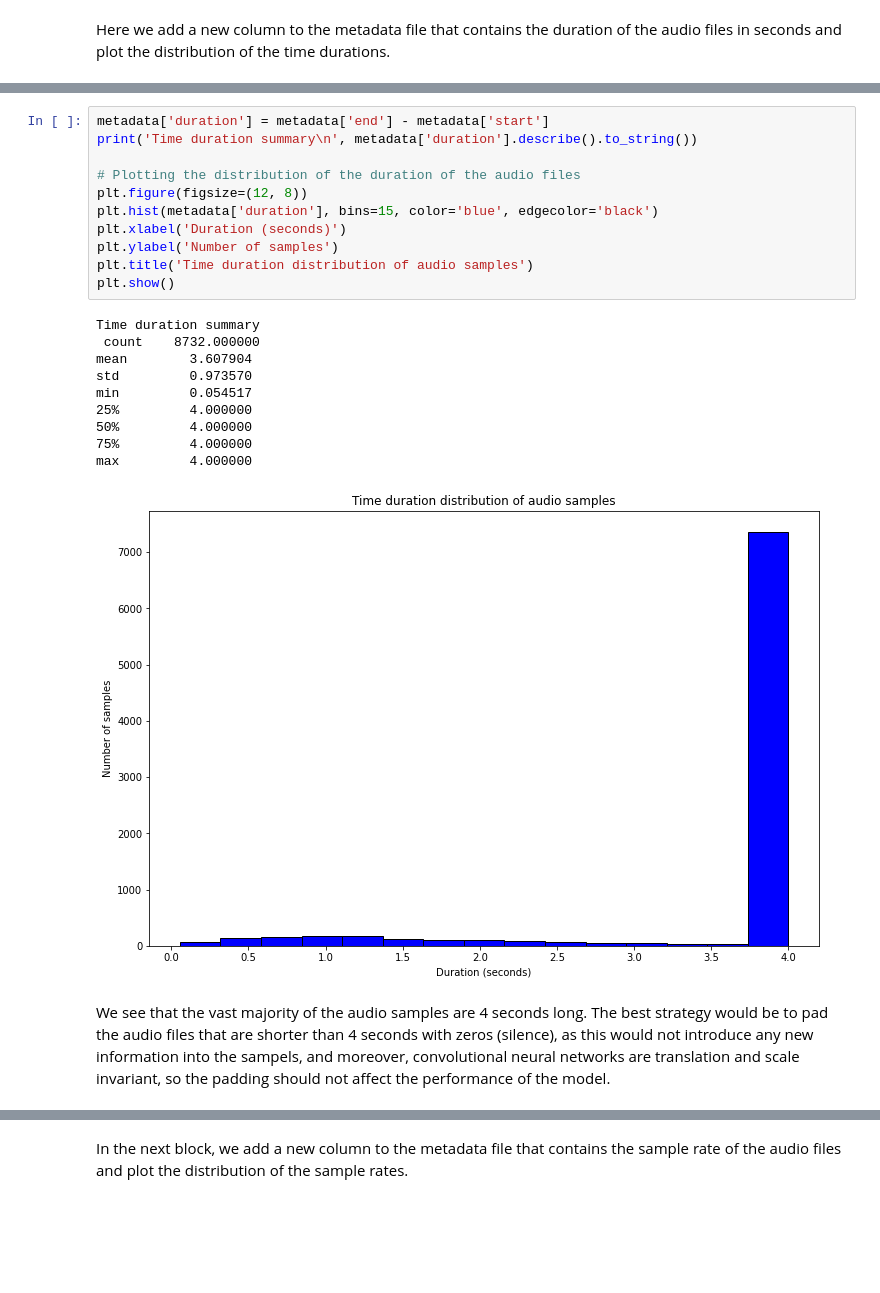
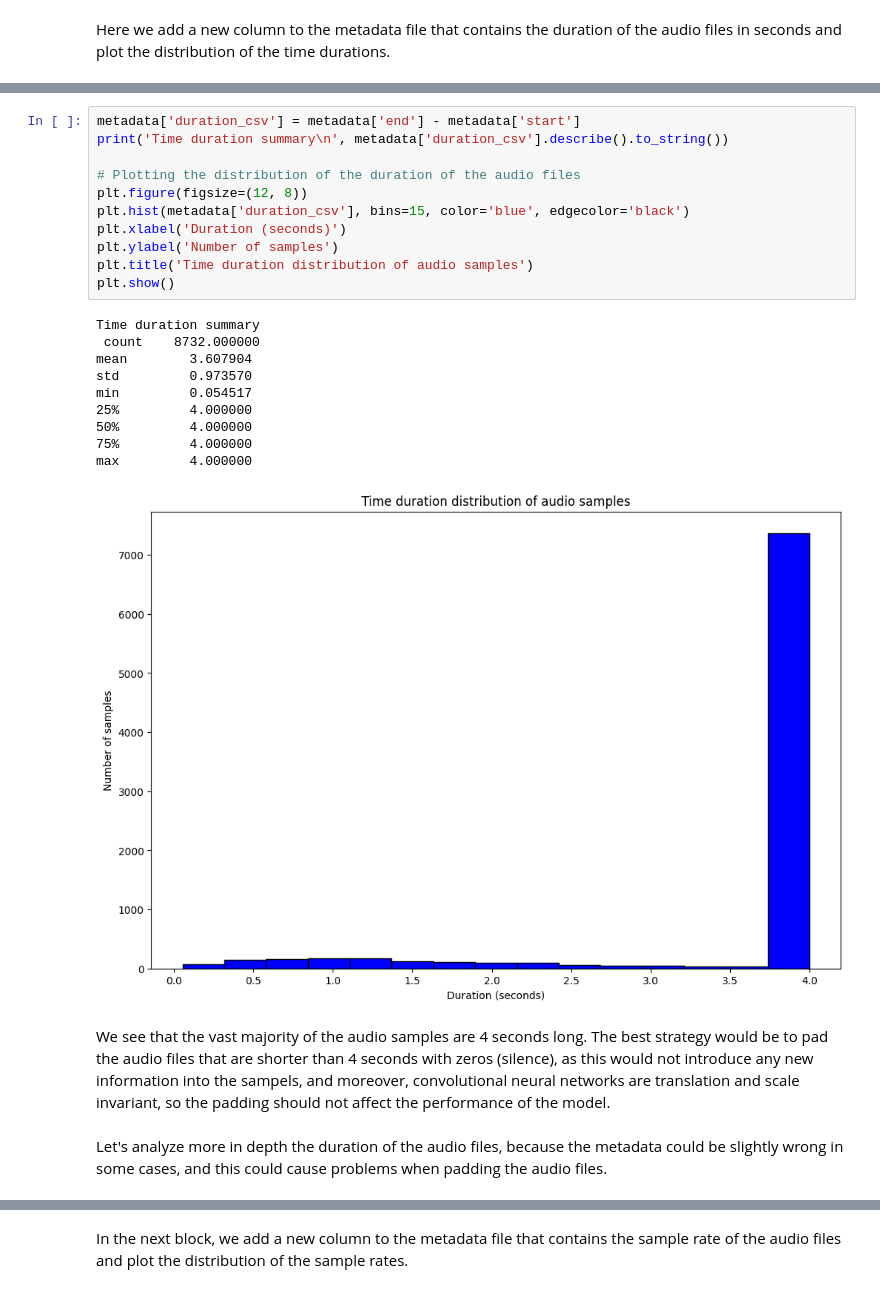
Before and after one commit to loregen/NAML-Project, a Jupyter notebook: UrbanSound8K_analysis.ipynb, the cells around one changed output, grey strips where cells are left out. Saved outputs shown, nothing was run; the diff lists cells and outputs as text; blank space fills up the shorter version.

```diff
--- a/UrbanSound8K_analysis.ipynb
+++ b/UrbanSound8K_analysis.ipynb
@@ -14,24 +75,26 @@ Here we add a new column to the metadata file that contains the duration of the
 # %%
-metadata['duration'] = metadata['end'] - metadata['start']
-print('Time duration summary\n', metadata['duration'].describe().to_string())
+metadata['duration_csv'] = metadata['end'] - metadata['start']
+print('Time duration summary\n', metadata['duration_csv'].describe().to_string())
 
 # Plotting the distribution of the duration of the audio files
 plt.figure(figsize=(12, 8))
-plt.hist(metadata['duration'], bins=15, color='blue', edgecolor='black')
+plt.hist(metadata['duration_csv'], bins=15, color='blue', edgecolor='black')
 plt.xlabel('Duration (seconds)')
 plt.ylabel('Number of samples')
 plt.title('Time duration distribution of audio samples')
 plt.show()
 # %% [output]
 Time duration summary
  count    8732.000000
 mean        3.607904
 std         0.973570
 min         0.054517
 25%         4.000000
 50%         4.000000
 75%         4.000000
 max         4.000000
-[figure, old version]
+[figure, new version]
 # %% [markdown]
 We see that the vast majority of the audio samples are 4 seconds long. The best strategy would be to pad the audio files that are shorter than 4 seconds with zeros (silence), as this would not introduce any new information into the sampels, and moreover, convolutional neural networks are translation and scale invariant, so the padding should not affect the performance of the model.
+# %% [markdown]
+Let's analyze more in depth the duration of the audio files, because the metadata could be slightly wrong in some cases, and this could cause problems when padding the audio files.
```
Also changed, not shown: parts of 15 cells of this notebook, 1 other file.
